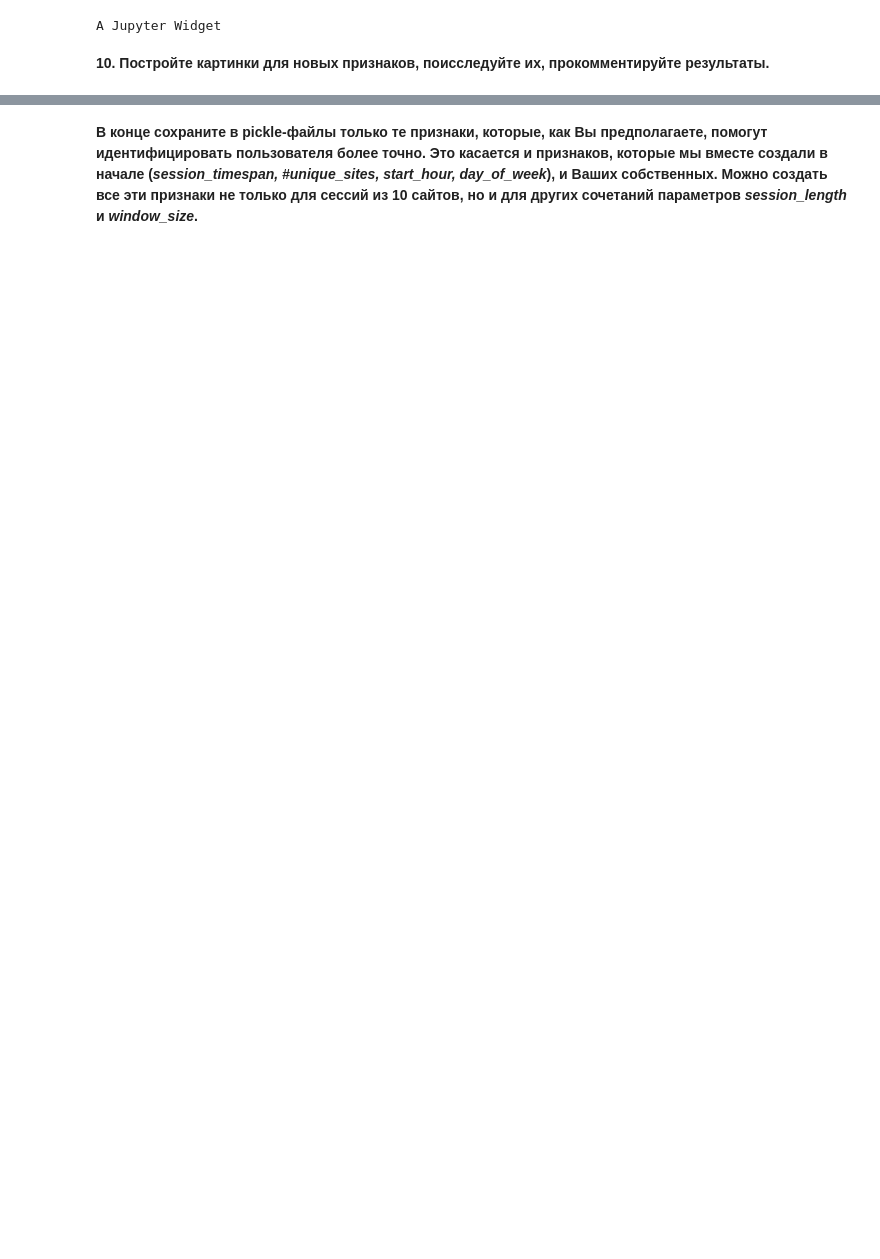
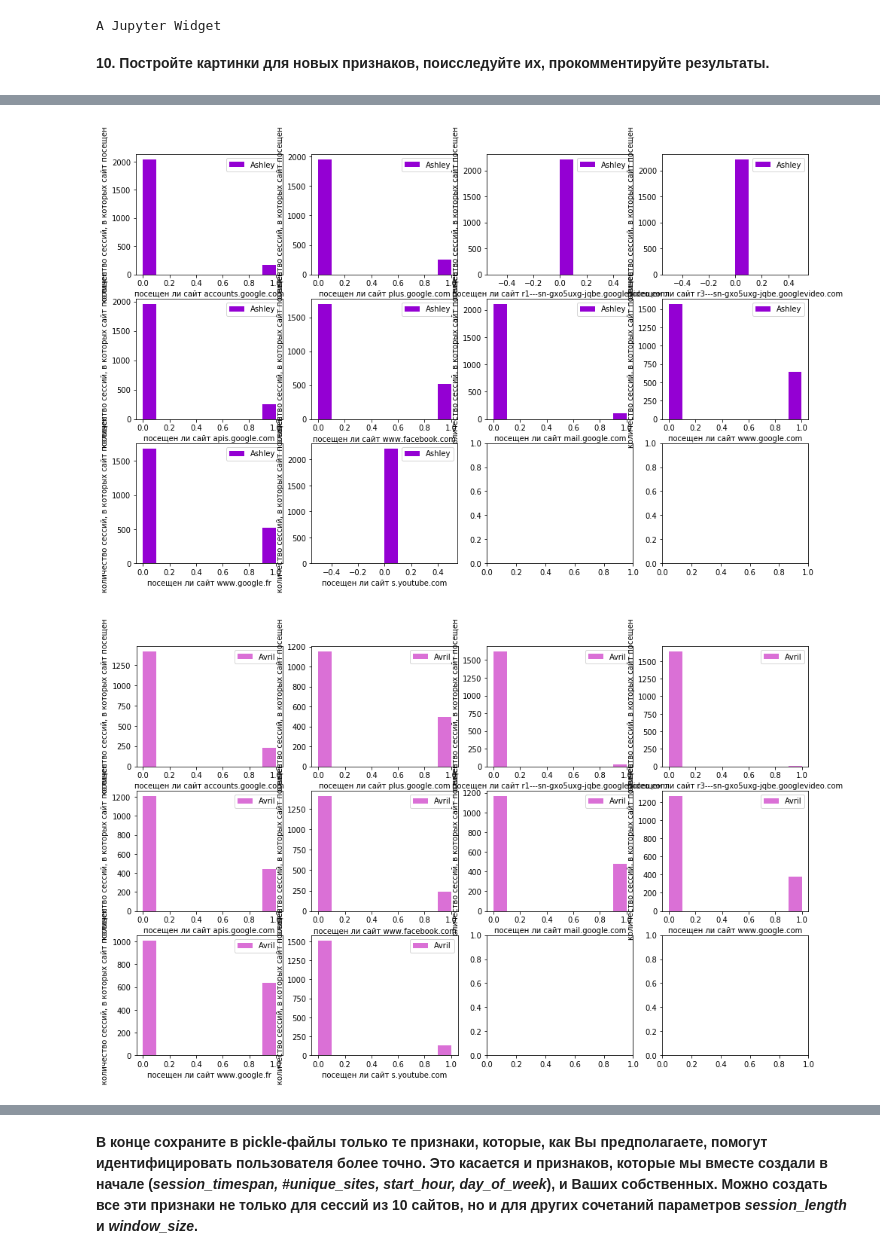
Before and after one commit to chance-comer/coursera_data_analysis_and_ML, a Jupyter notebook: FinalProject/1_UserBehaviourAnalytics/week3_visual_analysis_and_fe.ipynb, the cells around one changed output, grey strips where cells are left out. Cells and saved outputs as stored; diff of their text form; code cells hidden in the pictures; blank space fills up the shorter version.

```diff
--- a/FinalProject/1_UserBehaviourAnalytics/week3_visual_analysis_and_fe.ipynb
+++ b/FinalProject/1_UserBehaviourAnalytics/week3_visual_analysis_and_fe.ipynb
@@ -585,0 +624,17 @@ A Jupyter Widget
+# %%
+
+
+# как вариант, можно и по-другому
+for idx, (user, sub_df) in  enumerate(pd.groupby(train_data_10u_new_fe[0], 'target')):
+    fig, axes = plt.subplots(nrows=3, ncols=4, figsize=(16, 10))
+    for i, colname in enumerate(train_data_10u_new_fe[0].columns[-11: -1]):
+         plt.subplot(3, 4, i + 1)
+     #print(sub_df['top_10_freq'].values)
+         plt.hist(sub_df[colname].values, color = color_dic[user])
+         plt.legend((user,))
+         plt.xlabel('посещен ли сайт ' + colname)
+         plt.ylabel('количество сессий, в которых сайт посещен')
+plt.tight_layout()
+# %% [output]
+[figure, added]
+[figure, added]
```
Also changed, not shown: parts of 10 cells of this notebook, 2 other files.
